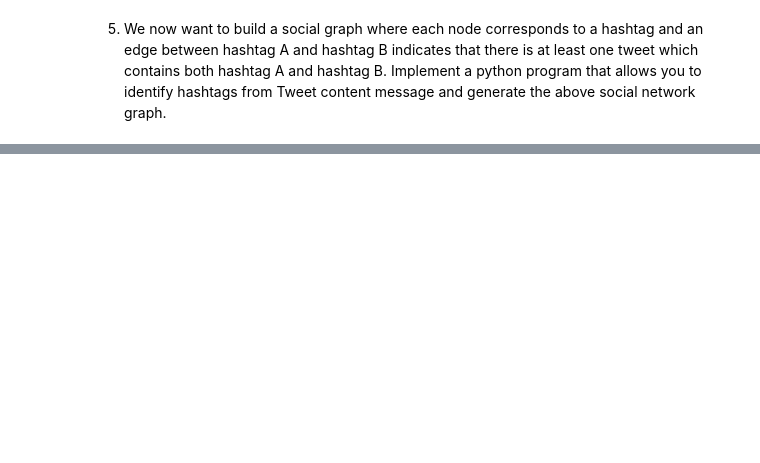
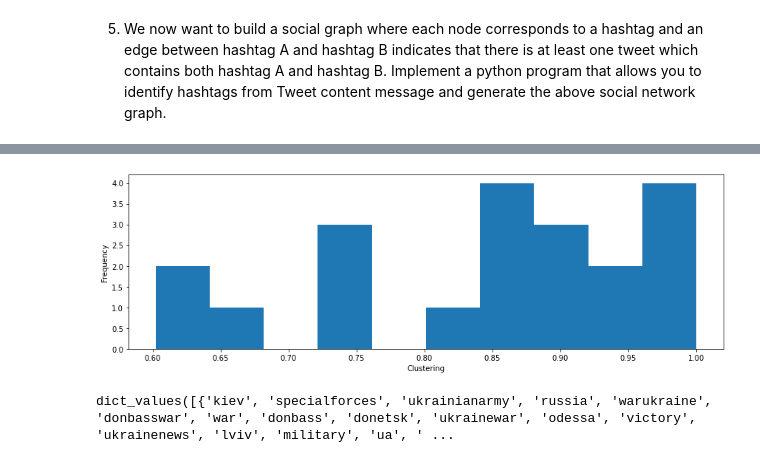
Before and after one commit to benedikt-armbruster/WarTwitterAnalysis, a Jupyter notebook: networkx.ipynb, the cells around one changed output, grey strips where cells are left out. Drawn from its saved outputs; the diff is of its cells as text; code cells hidden in the pictures; blank space fills up the shorter version.

```diff
--- a/networkx.ipynb
+++ b/networkx.ipynb
@@ -90,0 +165,16 @@ NetworkXError: Node (0, 'ukrainewar') has no position.
+# %%
+from matplotlib.cm import ScalarMappable
+
+gc = G.subgraph(max(nx.connected_components(G)))
+lcc = nx.clustering(gc)
+
+fig, (ax1) = plt.subplots(ncols=1, figsize=(12, 4))
+
+ax1.hist(lcc.values(), bins=10)
+ax1.set_xlabel('Clustering')
+ax1.set_ylabel('Frequency')
+
+plt.tight_layout()
+plt.show()
+# %% [output]
+[figure, added]
@@ -90,0 +183,4 @@ NetworkXError: Node (0, 'ukrainewar') has no position.
+# %%
+print(communities)
+# %% [output]
+dict_values([{'kiev', 'specialforces', 'ukrainianarmy', 'russia', 'warukraine', 'donbasswar', 'war', 'donbass', 'donetsk', 'ukrainewar', 'odessa', 'victory', 'ukrainenews', 'lviv', 'military', 'ua', ' ...
```
Also changed, not shown: parts of 31 cells of this notebook.
